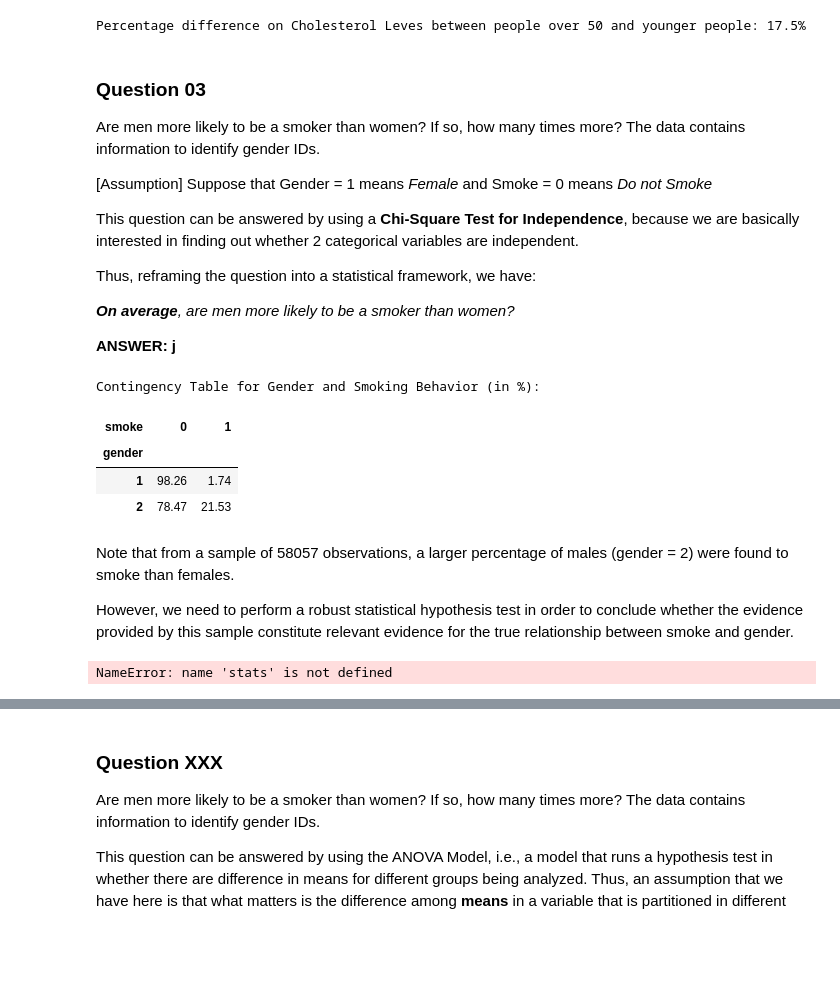
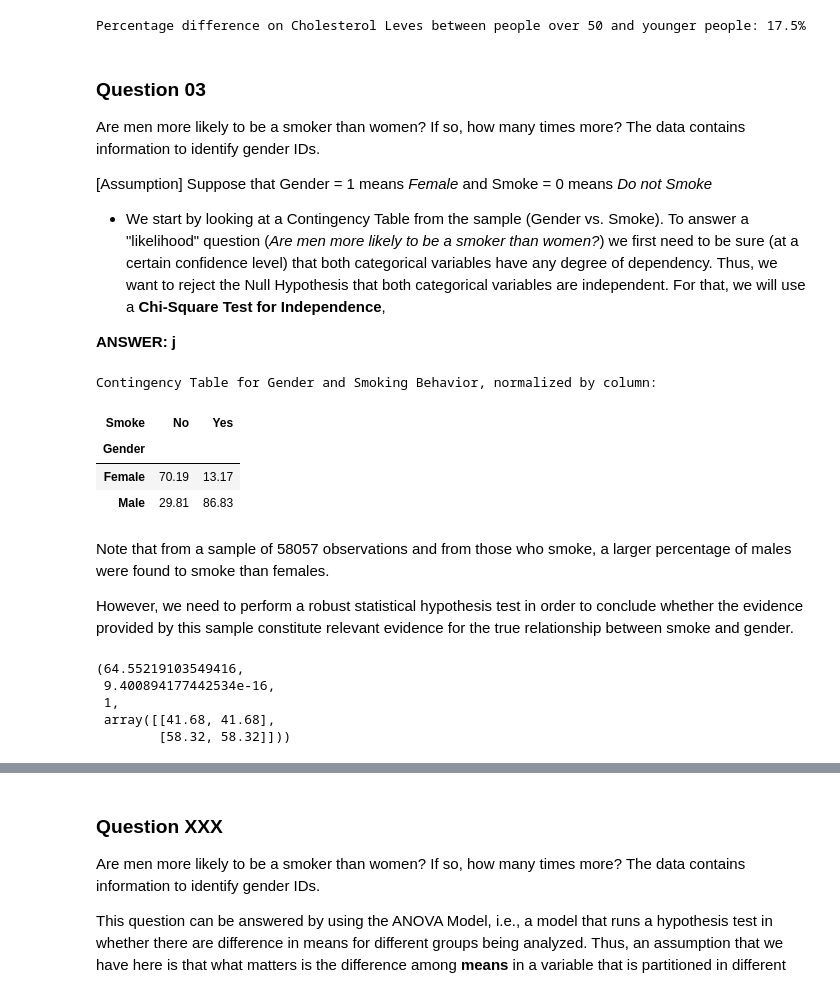
Before and after one commit to caiocvelasco/health-data-analysis, a Jupyter notebook: cardio-data-analysis-project.ipynb, the cells around one changed output, grey strips where cells are left out. Cells and saved outputs as stored; diff of their text form; code cells hidden in the pictures; blank space fills up the shorter version.

Commit message:
update questions

```diff
--- a/cardio-data-analysis-project.ipynb
+++ b/cardio-data-analysis-project.ipynb
@@ -707,37 +707,40 @@ Are men more likely to be a smoker than women? If so, how many times more? The d
 
 [Assumption] Suppose that Gender = 1 means _Female_ and Smoke = 0 means _Do not Smoke_
 
-This question can be answered by using a **Chi-Square Test for Independence**, because we are basically interested in finding out whether 2 categorical variables are independent.
-
-Thus, reframing the question into a statistical framework, we have:
-
-_**On average**, are men more likely to be a smoker than women?_
+* We start by looking at a Contingency Table from the sample (Gender vs. Smoke). To answer a "likelihood" question (_Are men more likely to be a smoker than women?_) we first need to be sure (at a certain confidence level) that both categorical variables have any degree of dependency. Thus, we want to reject the Null Hypothesis that both categorical variables are independent. For that, we will use a **Chi-Square Test for Independence**,
 
 **ANSWER: j**
 # %%
 # First, let's check how the data is distributed for both gender and smoking behavior via Contingency Table
-# question_03_data = pd.crosstab(index = data['gender'], columns = data['smoke'], normalize='index').round(4)*100
-question_03_data = pd.crosstab(data.gender, data.smoke, normalize='index').round(4)*100
+q_03_data = pd.DataFrame({"Gender": data.gender, "Smoke": data.smoke}, dtype = "category")
+q_03_data.Gender = q_03_data.Gender.cat.rename_categories({1: "Female", 2: "Male"})
+q_03_data.Smoke  = q_03_data.Smoke.cat.rename_categories({0: "No", 1: "Yes"})
+q_03_data_contingency_table = pd.crosstab(q_03_data.Gender, q_03_data.Smoke, normalize = 'columns').round(4)*100
 
-print("Contingency Table for Gender and Smoking Behavior (in %):")
-question_03_data
+print("Contingency Table for Gender and Smoking Behavior, normalized by column:")
+q_03_data_contingency_table
 # %% [output]
-Contingency Table for Gender and Smoking Behavior (in %):
+Contingency Table for Gender and Smoking Behavior, normalized by column:
-| smoke | 0 | 1 |
-| gender |  |  |
-| 1 | 98.26 | 1.74 |
-| 2 | 78.47 | 21.53 |
+| Smoke | No | Yes |
+| Gender |  |  |
+| Female | 70.19 | 13.17 |
+| Male | 29.81 | 86.83 |
 # %% [markdown]
-Note that from a sample of 58057 observations, a larger percentage of males (gender = 2) were found to smoke than females.
+Note that from a sample of 58057 observations and from those who smoke, a larger percentage of males were found to smoke than females.
 
 However, we need to perform a robust statistical hypothesis test in order to conclude whether the evidence provided by this sample constitute relevant evidence for the true relationship between smoke and gender.
 # %%
 # Now, let's check whether there is evidence of a relationship between smoking and gender
 ## Chi-Square Test for Independence
-##      H_0: There is no relationship between gender and smoke. (They are independent.)
-##      H_A: There is a relationship between gender and smoke.   (They are not independent.)
+##      H_0: There is no significant relationship between gender and smoke. (They are independent.)
+##      H_A: There is significant relationship between gender and smoke.    (They are not independent.)
+## X² = sum of [(observed-expected)² / expected], where 'observed' comes from the Contingency Table and 'expected'comes from the expected numbers when the null hypothesis is true.
 
-obs = np.array([question_03_data.iloc[0][0:5].values, question_03_data.iloc[1][0:5].values])
-stats.chi2_contingency(obs)[0:3]
+import scipy.stats as stats
+stats.chi2_contingency(q_03_data_contingency_table)
 # %% [output]
-NameError: name 'stats' is not defined
+(64.55219103549416,
+ 9.400894177442534e-16,
+ 1,
+ array([[41.68, 41.68],
+        [58.32, 58.32]]))
```
Also changed, not shown: parts of 16 cells of this notebook.
